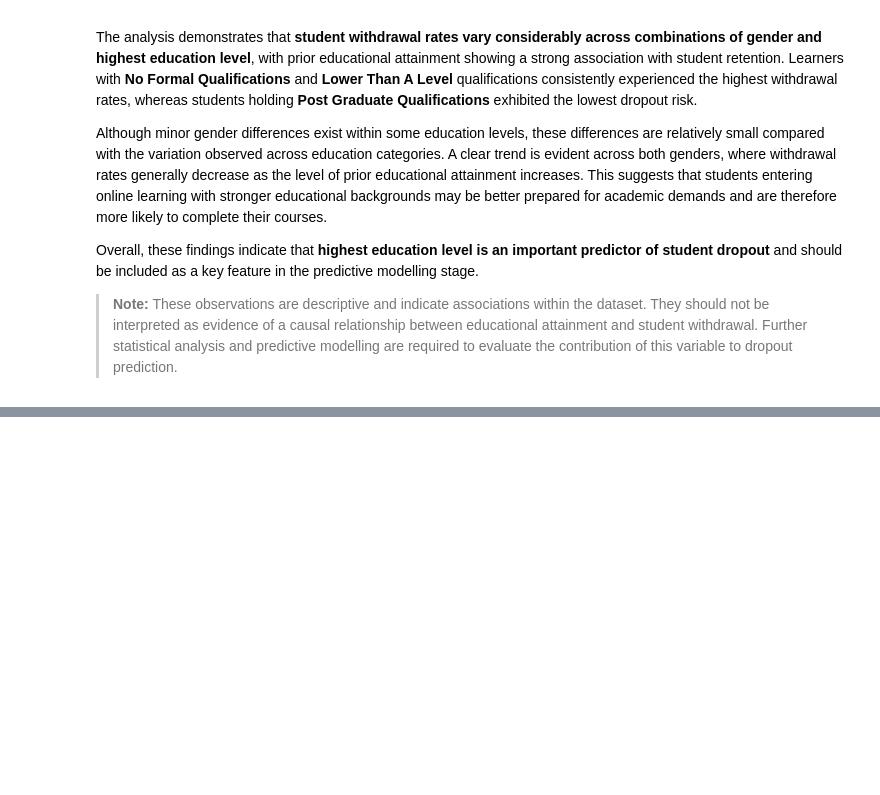
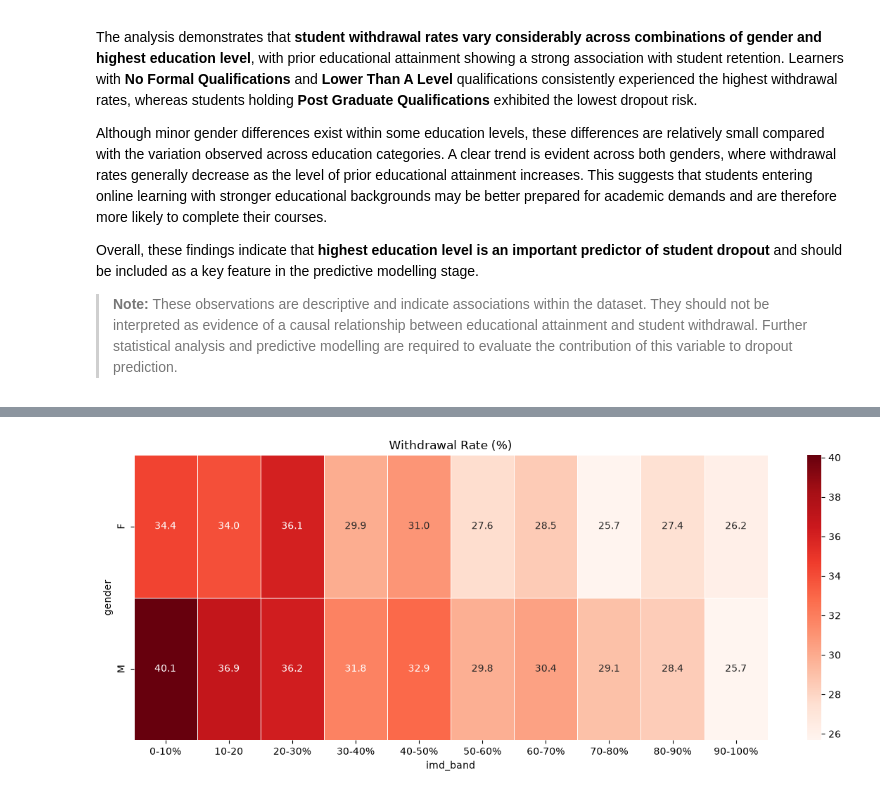
Before and after one commit to adityamd/iiith-capstone-project, a Jupyter notebook: Kiran/Student_Dropout_EDA_v1.ipynb, the cells around one changed output, grey strips where cells are left out. Saved outputs shown, nothing was run; the diff lists cells and outputs as text; code cells hidden in the pictures; blank space fills up the shorter version.

```diff
--- a/Kiran/Student_Dropout_EDA_v1.ipynb
+++ b/Kiran/Student_Dropout_EDA_v1.ipynb
@@ -3126,0 +3194,9 @@ Overall, these findings indicate that **highest education level is an important
+# %%
+#Withdrawal Analysis
+
+gender_imd_withdrawal = withdrawal_analysis(
+    df_students,
+    ["gender", "imd_band"]
+)
+
+display(gender_imd_withdrawal)
@@ -3126,0 +3221,9 @@ Overall, these findings indicate that **highest education level is an important
+# %%
+#Withdrawal Heatmap
+plot_withdrawal_heatmap(
+    gender_imd_withdrawal,
+    "gender",
+    "imd_band"
+)
+# %% [output]
+[figure, added]
```
Also changed, not shown: parts of 30 cells of this notebook.
